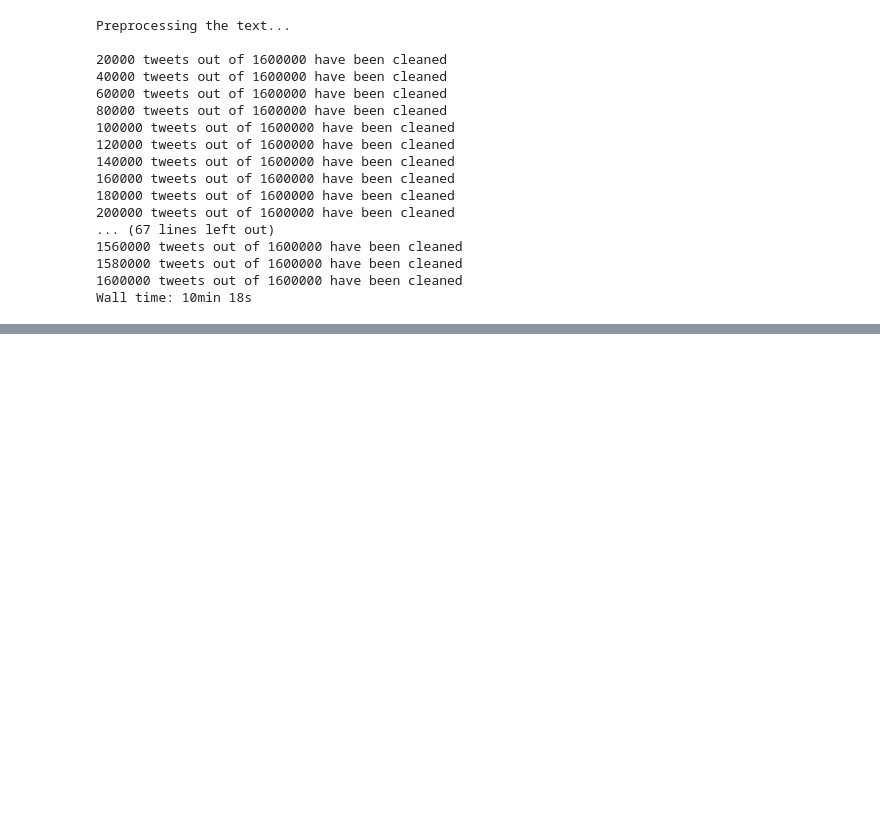
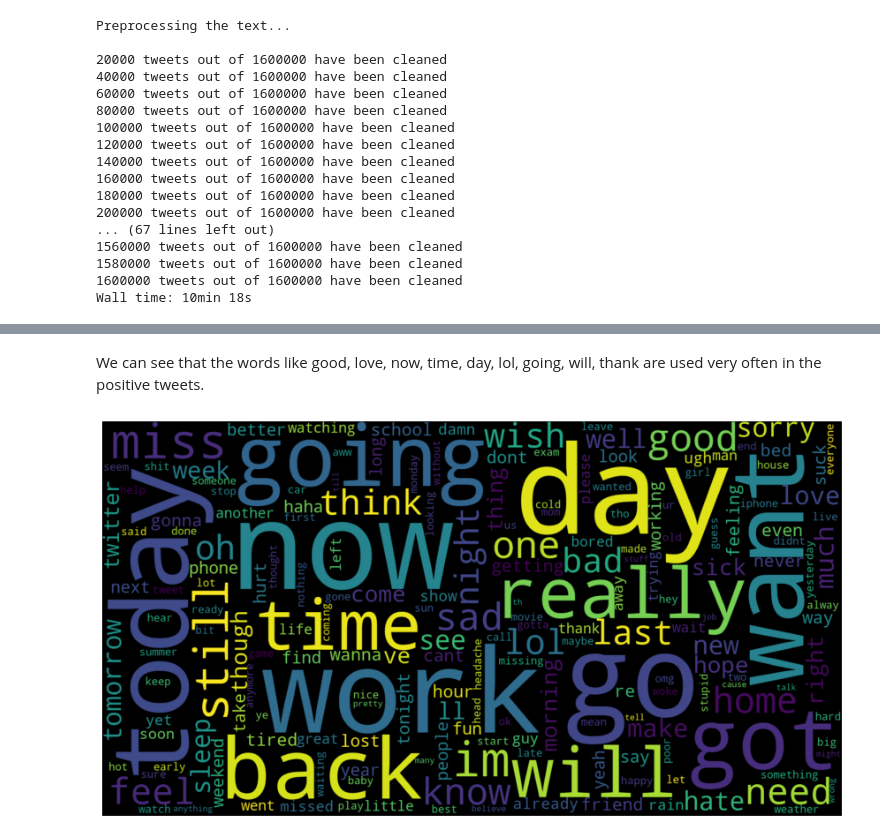
Before and after one commit to surabhik16/Twitter_Sentiment_Analysis, a Jupyter notebook: Twitter Sentiment Analysis.ipynb, the cells around one changed output, grey strips where cells are left out. Saved outputs shown, nothing was run; the diff lists cells and outputs as text; code cells hidden in the pictures; blank space fills up the shorter version.

```diff
--- a/Twitter Sentiment Analysis.ipynb
+++ b/Twitter Sentiment Analysis.ipynb
@@ -381,0 +419,16 @@ Wall time: 10min 18s
+# %% [markdown]
+We can see that the words like good, love, now, time, day, lol, going, will, thank are used very often in the positive tweets.
+# %%
+negative_tweets = clean_dataset[clean_dataset.sentiment == "NEGATIVE"]
+negative = []
+for t in negative_tweets.text:
+    negative.append(t)
+negative = pd.Series(negative).str.cat(sep=' ')
+
+wordcloud = WordCloud(background_color='black',max_font_size = 250,width=1500, height=800,collocations=False).generate(negative)
+plt.figure(figsize=(15,10))
+plt.imshow(wordcloud, interpolation="bilinear")
+plt.axis("off")
+plt.show()
+# %% [output]
+[figure, added]
```
Also changed, not shown: parts of 4 cells of this notebook.
